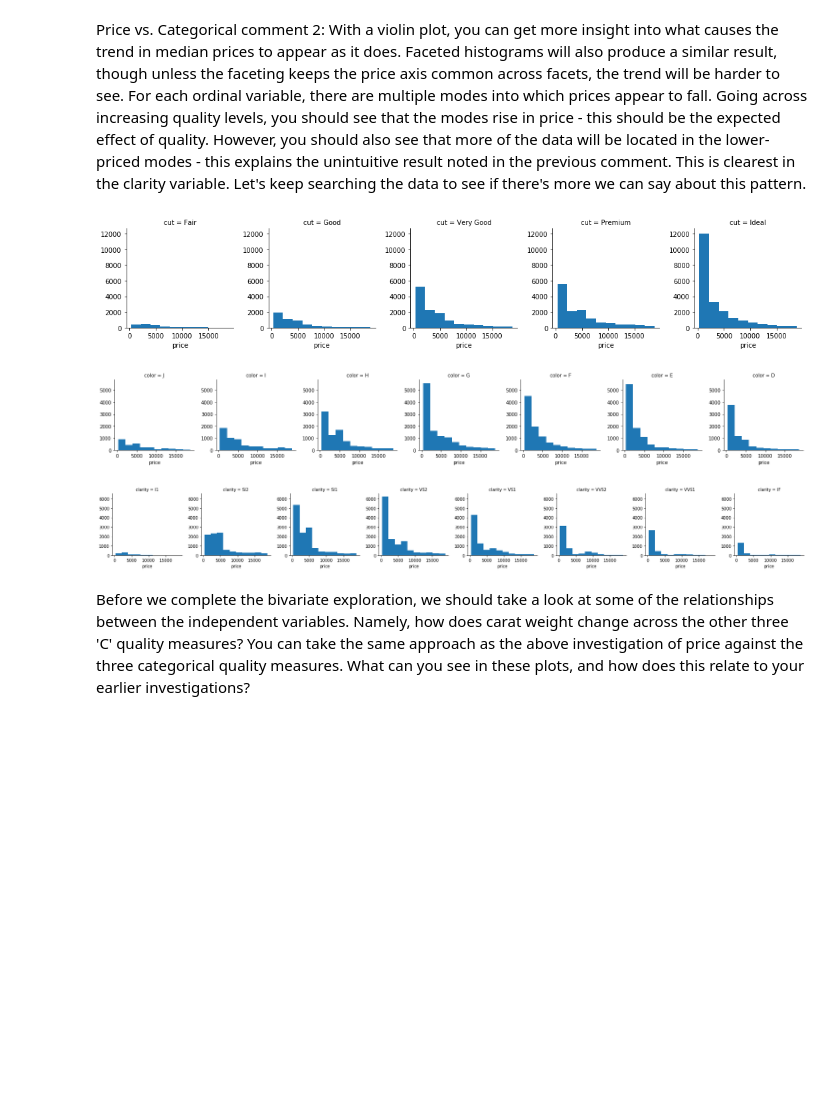
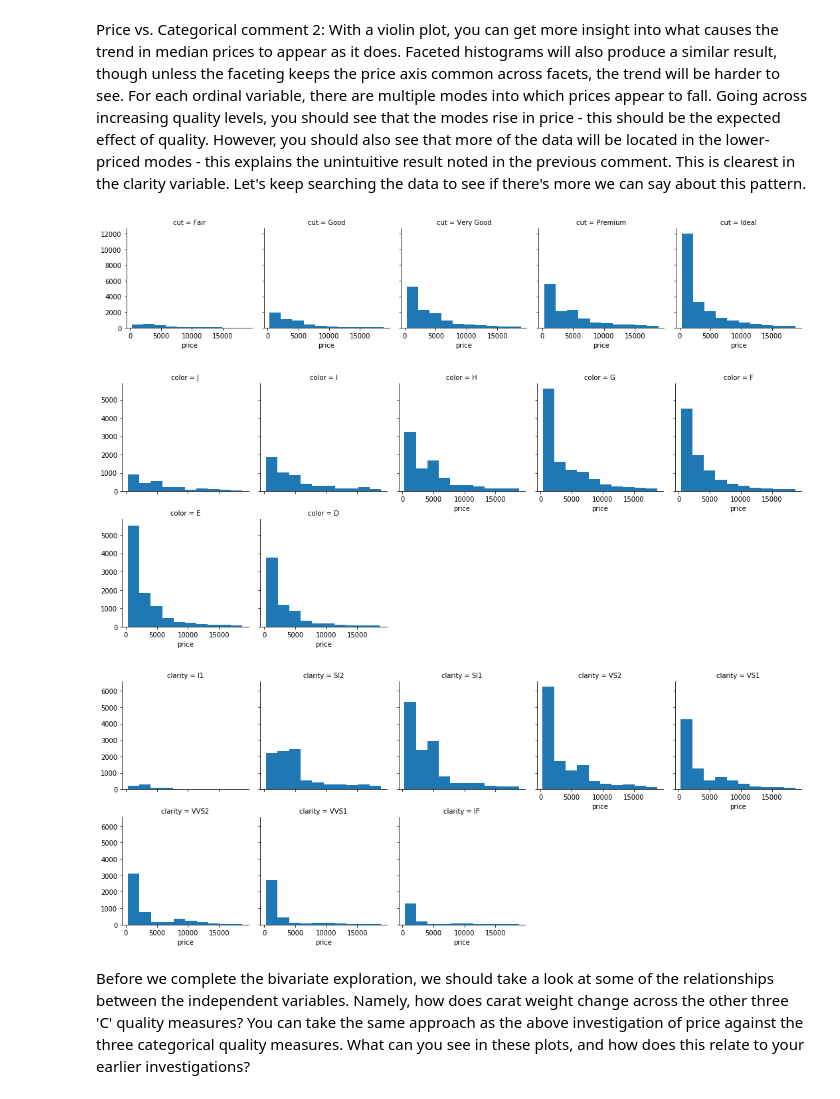
Before and after one commit to victorlifan/Data_Visualization_ex, a Jupyter notebook: case study(Information on the Diamond Dataset)/Bivariate_Exploration.ipynb, the cells around one changed output. Cells and saved outputs as stored; diff of their text form; code cells hidden in the pictures; blank space fills up the shorter version.

Commit message:
imporve facetedplot

```diff
--- a/case study(Information on the Diamond Dataset)/Bivariate_Exploration.ipynb
+++ b/case study(Information on the Diamond Dataset)/Bivariate_Exploration.ipynb
@@ -111,12 +111,12 @@ plotting(indexs,cats,sb.violinplot)
 Price vs. Categorical comment 2: <span style="color:black">With a violin plot, you can get more insight into what causes the trend in median prices to appear as it does. Faceted histograms will also produce a similar result, though unless the faceting keeps the price axis common across facets, the trend will be harder to see. For each ordinal variable, there are multiple modes into which prices appear to fall. Going across increasing quality levels, you should see that the modes rise in price - this should be the expected effect of quality. However, you should also see that more of the data will be located in the lower-priced modes - this explains the unintuitive result noted in the previous comment. This is clearest in the clarity variable. Let's keep searching the data to see if there's more we can say about this pattern.</span>
 # %%
 for cat in cats:
-    g=sb.FacetGrid(data = diamonds, col=cat)
+    g=sb.FacetGrid(data = diamonds, col=cat, col_wrap= 5)
     g.map(plt.hist, 'price')
 # %% [output]
-[figure, old version]
+[figure, new version]
-[figure, old version]
+[figure, new version]
-[figure, old version]
+[figure, new version]
 # %% [markdown]
 Before we complete the bivariate exploration, we should take a look at some of the relationships between the independent variables. Namely, how does carat weight change across the other three 'C' quality measures? You can take the same approach as the above investigation of price against the three categorical quality measures. What can you see in these plots, and how does this relate to your earlier investigations?
 # %%
```
Also changed, not shown: parts of 1 cell of this notebook.
